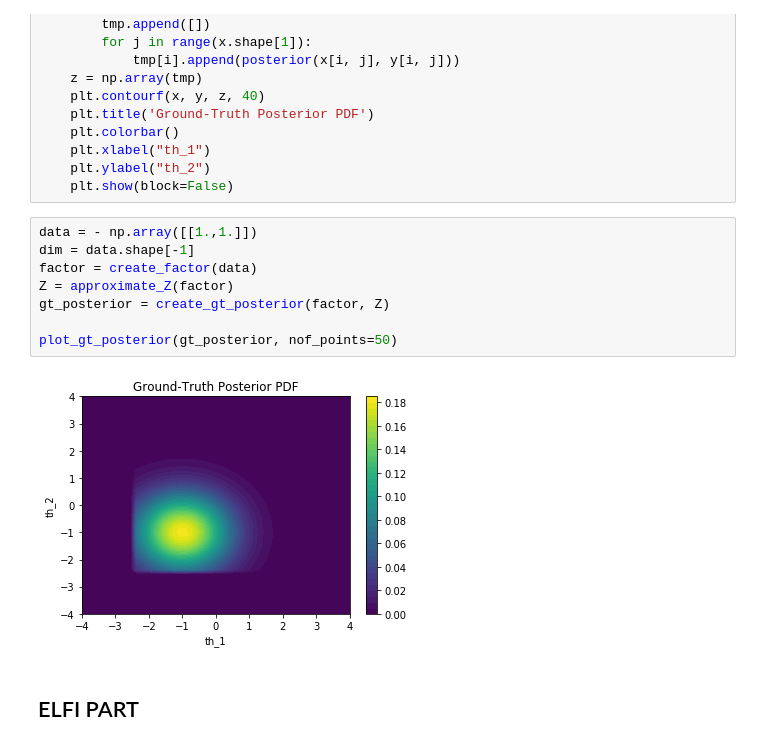
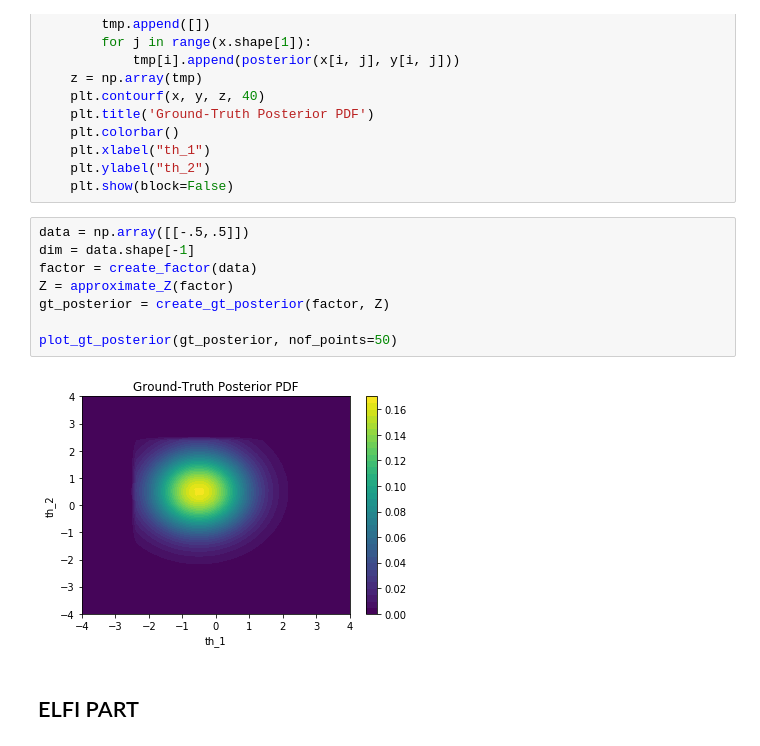
Before and after one commit to givasile/edinburgh-thesis, a Jupyter notebook: notebook_examples/example_2D.ipynb, the cells around one changed output. Drawn from its saved outputs; the diff is of its cells as text.

```diff
--- a/notebook_examples/example_2D.ipynb
+++ b/notebook_examples/example_2D.ipynb
@@ -94,15 +94,15 @@ def plot_gt_posterior(posterior, nof_points):
     plt.ylabel("th_2")
     plt.show(block=False)
 # %%
-data = - np.array([[1.,1.]])
+data = np.array([[-.5,.5]])
 dim = data.shape[-1]
 factor = create_factor(data)
 Z = approximate_Z(factor)
 gt_posterior = create_gt_posterior(factor, Z)
 
 plot_gt_posterior(gt_posterior, nof_points=50)
 # %% [output]
-[figure, old version]
+[figure, new version]
 # %% [markdown]
 ## ELFI PART
 # %%
```
Also changed, not shown: parts of 11 cells of this notebook, 2 other files.
